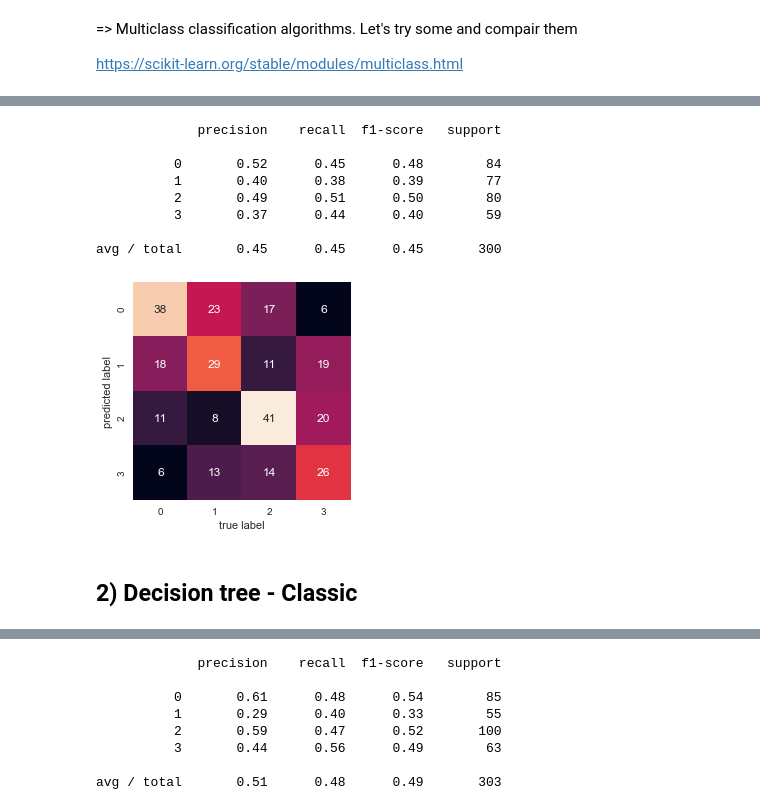
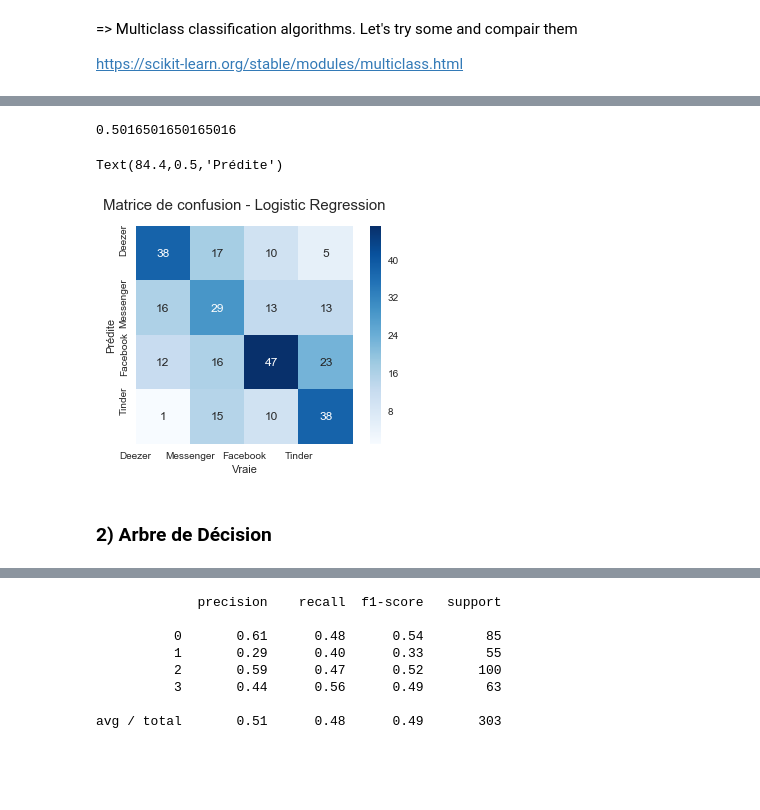
Before and after one commit to DatenBiene/Reco_Logo, a Jupyter notebook: Machine Learning on Logo Recognition - Soso.ipynb, the cells around one changed output, grey strips where cells are left out. Cells and saved outputs as stored; diff of their text form; code cells hidden in the pictures; blank space fills up the shorter version.

```diff
--- a/Machine Learning on Logo Recognition - Soso.ipynb
+++ b/Machine Learning on Logo Recognition - Soso.ipynb
@@ -48,6 +48,7 @@ X_train_classique , X_test_classique , Y_train_classique , Y_test_classique = ge
 
 label_to_OneHot = {'Deezer':[1,0,0,0],'Messenger':[0,1,0,0],'Facebook':[0,0,1,0],'Tinder':[0,0,0,1]}
 label_to_num = {'Deezer':0 ,'Messenger':1 ,'Facebook':2,'Tinder':3}
+num_to_label={0:'Deezer',1:'Messenger' ,2:'Facebook',3:'Tinder'}
 
 def transformation_dictionnaire_image(X,Y,data_aug=1,num_pixel_cote=64) :
     taille = X.shape[0]
@@ -116,3 +117,18 @@ Wall time: 16.6 s
+# %%
+Train_dic=Train_Classique
+Test_dic=Test_Classique
+# %%
+# Nombre pixel coté
+img_size = Train_dic['image'].shape[1]
+
+# Nombre de pixel au total
+img_size_flat = Train_dic['data'].shape[1]
+
+# Nombre de pixel longeur et largeur
+img_shape = Train_dic['image'].shape[1:]
+
+# Nombre de classes (si on ajoute de nouveaux logos)
+num_classes = 4
 # %% [markdown]
 => Multiclass classification algorithms. Let's try some and compair them
 
@@ -130,0 +146,4 @@ ypred_classique1 = model.predict(Test_Classique['data'])
+# %%
+regr = LogisticRegression(random_state=0, solver='lbfgs',multi_class='multinomial')
+regr.fit(Train_dic['data'], Train_dic['label_num'])
+ypred_ML1 = regr.predict(Test_dic['data'])
@@ -156,24 +181,26 @@ ypred_progressif2 = model.predict(Test_Progressif['data'])
-# %%
-print(metrics.classification_report(ypred_progressif2, Test_Progressif['label_num']))
-# %% [output]
-             precision    recall  f1-score   support
-
-          0       0.52      0.45      0.48        84
-          1       0.40      0.38      0.39        77
-          2       0.49      0.51      0.50        80
-          3       0.37      0.44      0.40        59
-
-avg / total       0.45      0.45      0.45       300
-# %%
-# Matrice de confusion
-mat = confusion_matrix(Test_Progressif['label_num'], ypred_progressif2)
-sns.heatmap(mat.T, square=True, annot=True, fmt='d', cbar=False)
-plt.xlabel('true label')
-plt.ylabel('predicted label');
-# %% [output]
-[figure, removed]
-# %% [markdown]
-##  2) Decision tree - Classic
+# %%
+# Accuracy Score
+print(metrics.accuracy_score(ypred_ML1, Test_dic['label_num']))
+# %% [output]
+0.5016501650165016
+# %%
+# Matrice de confusion
+
+mat = confusion_matrix(Test_dic['label_num'], ypred_ML1)
+sns.heatmap(mat.T, cmap="Blues", square=True, annot=True)
+
+plt.title('Matrice de confusion - Logistic Regression', y=1.05, size=15)
+
+tick_marks = np.arange(num_classes)
+plt.xticks(tick_marks, [num_to_label[i] for i in range(num_classes)])
+plt.yticks(tick_marks, [num_to_label[i] for i in range(num_classes)])
+plt.xlabel('Vraie')
+plt.ylabel('Prédite')
+# %% [output]
+Text(84.4,0.5,'Prédite')
+[figure, added]
+# %% [markdown]
+### 2) Arbre de Décision
 # %%
 from sklearn import tree
 from sklearn.tree import DecisionTreeClassifier
```
Also changed, not shown: parts of 60 cells of this notebook.
